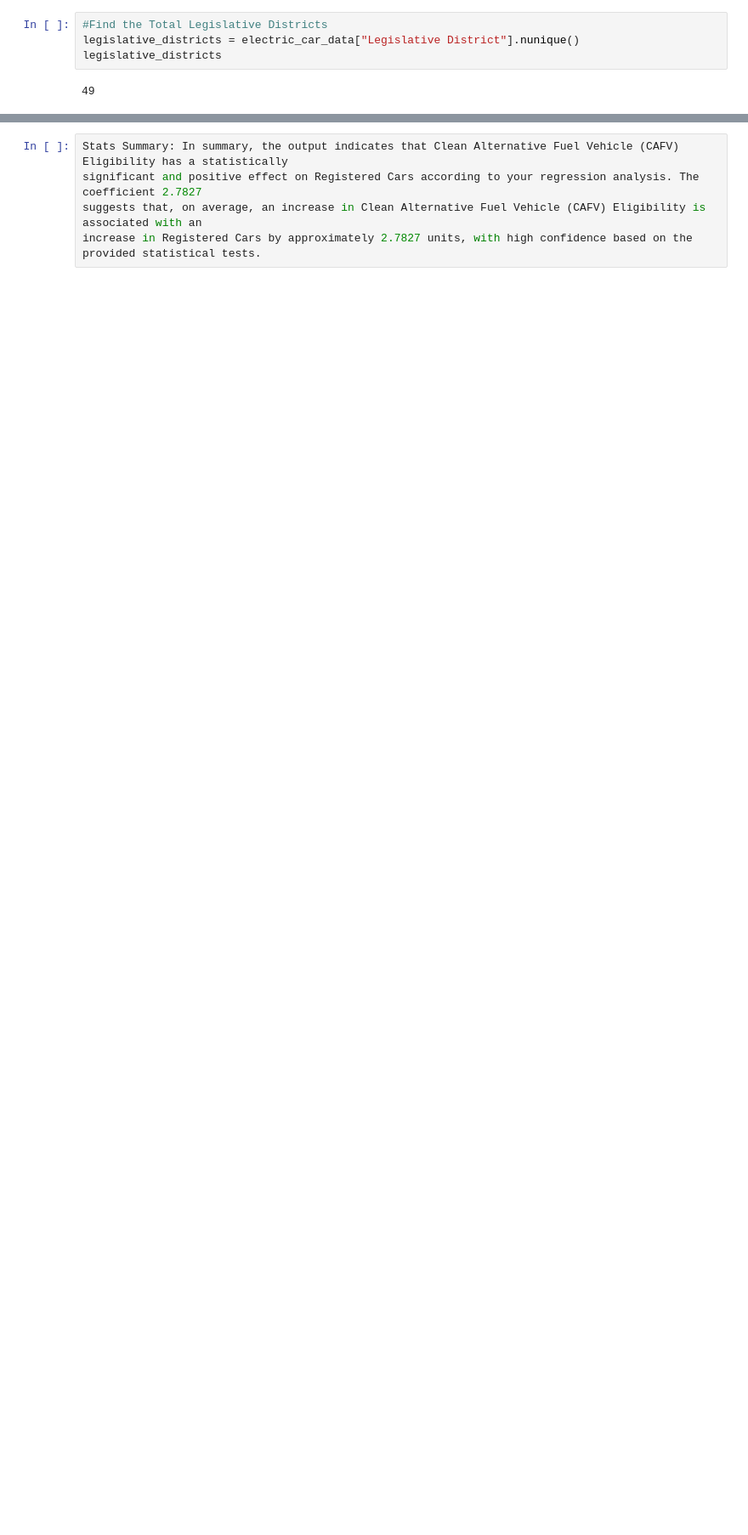
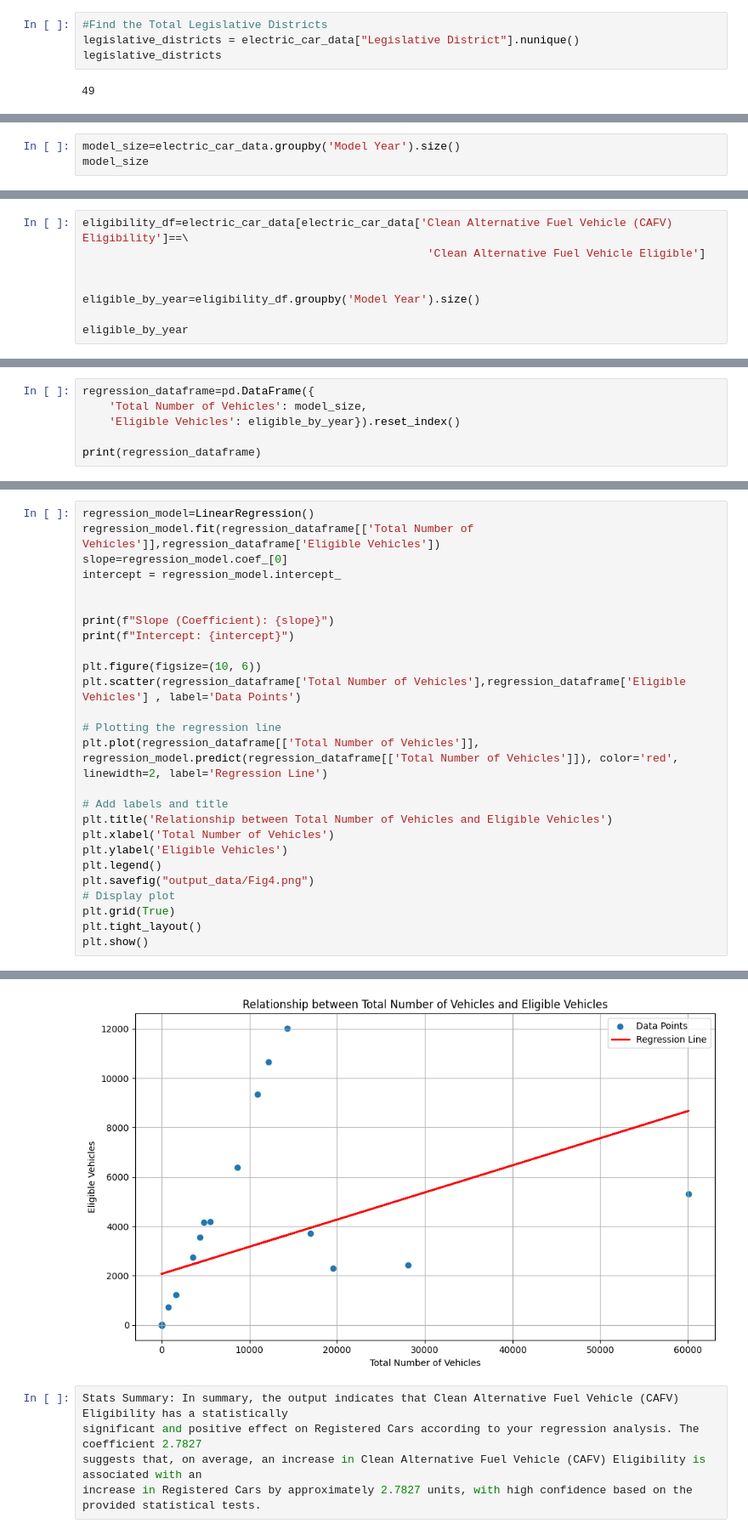
Before and after one commit to mariemsdiaz/electric-vehicles-washington, a Jupyter notebook: mariemproject/EVS/EVCarsEDA.ipynb, the cells around one changed output, grey strips where cells are left out. Shown at 85% size. Cells and saved outputs as stored; diff of their text form; blank space fills up the shorter version.

```diff
--- a/mariemproject/EVS/EVCarsEDA.ipynb
+++ b/mariemproject/EVS/EVCarsEDA.ipynb
@@ -220,3 +247,6 @@ Covariance Type:            nonrobust
 
 Notes:
 [1] Standard Errors assume that the covariance matrix of the errors is correctly specified.
+# %%
+model_size=electric_car_data.groupby('Model Year').size()
+model_size
@@ -222,0 +271,8 @@ Notes:
+# %%
+eligibility_df=electric_car_data[electric_car_data['Clean Alternative Fuel Vehicle (CAFV) Eligibility']==\
+                                                    'Clean Alternative Fuel Vehicle Eligible']
+
+
+eligible_by_year=eligibility_df.groupby('Model Year').size()
+
+eligible_by_year
@@ -222,0 +297,6 @@ Notes:
+# %%
+regression_dataframe=pd.DataFrame({
+    'Total Number of Vehicles': model_size,
+    'Eligible Vehicles': eligible_by_year}).reset_index()
+
+print(regression_dataframe)
@@ -222,0 +321,27 @@ Notes:
+# %%
+regression_model=LinearRegression()
+regression_model.fit(regression_dataframe[['Total Number of Vehicles']],regression_dataframe['Eligible Vehicles'])
+slope=regression_model.coef_[0]
+intercept = regression_model.intercept_
+
+
+print(f"Slope (Coefficient): {slope}")
+print(f"Intercept: {intercept}")
+
+plt.figure(figsize=(10, 6))
+plt.scatter(regression_dataframe['Total Number of Vehicles'],regression_dataframe['Eligible Vehicles'] , label='Data Points')
+
+# Plotting the regression line
+plt.plot(regression_dataframe[['Total Number of Vehicles']], regression_model.predict(regression_dataframe[['Total Number of Vehicles']]), color='red', linewidth=2, label='Regression Line')
+
+# Add labels and title
+plt.title('Relationship between Total Number of Vehicles and Eligible Vehicles')
+plt.xlabel('Total Number of Vehicles')
+plt.ylabel('Eligible Vehicles')
+plt.legend()
+plt.savefig("output_data/Fig4.png")
+# Display plot
+plt.grid(True)
+plt.tight_layout()
+plt.show()
+# %% [output]
@@ -223,3 +350,4 @@ Notes:
+[figure, added]
 # %%
 Stats Summary: In summary, the output indicates that Clean Alternative Fuel Vehicle (CAFV) Eligibility has a statistically
 significant and positive effect on Registered Cars according to your regression analysis. The coefficient 2.7827
```
Also changed, not shown: parts of 10 cells of this notebook, 1 other file.
